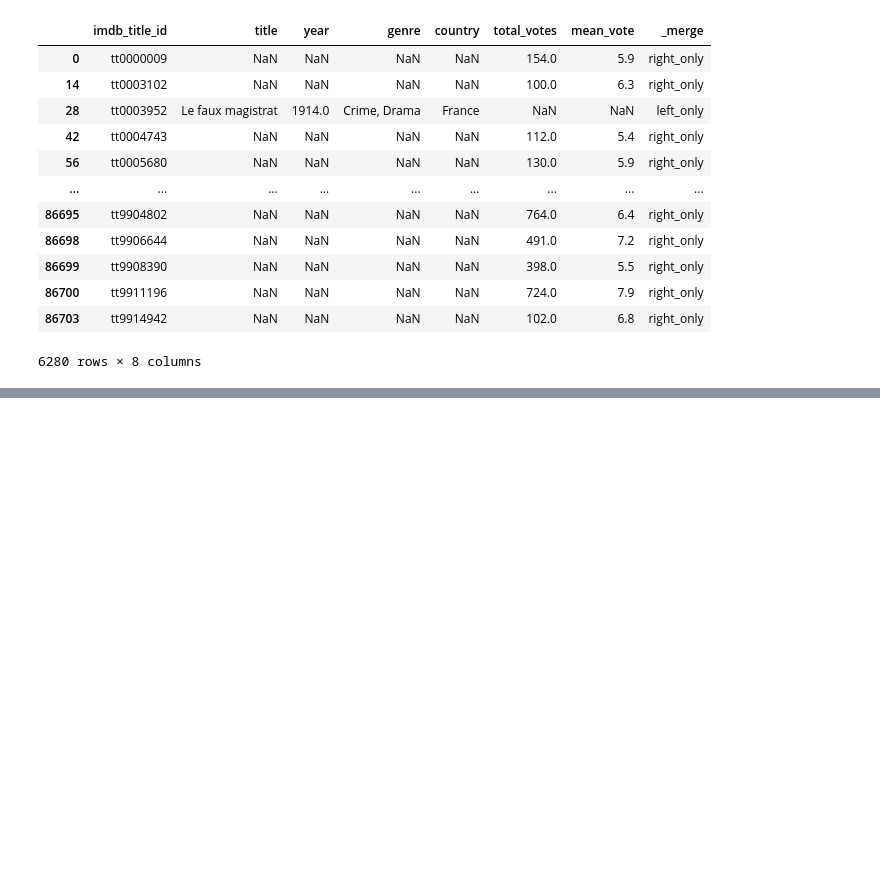
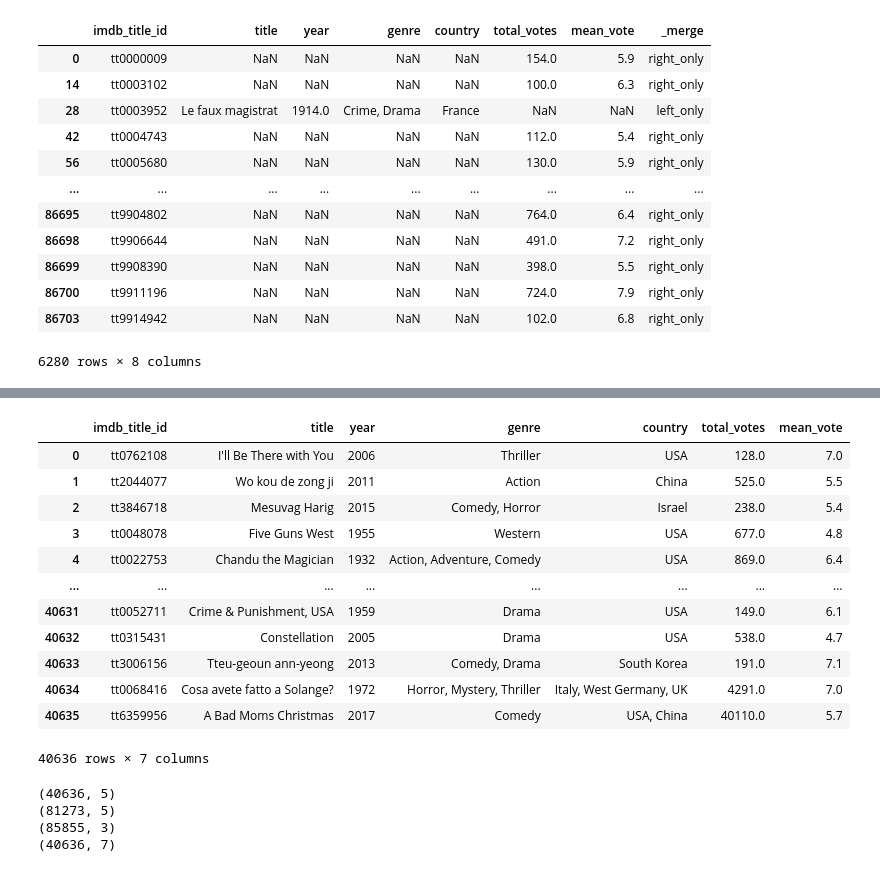
Before and after one commit to DiilaNa/Data_Science_with-Pandas, a Jupyter notebook: Project-2/MerginDataFrames.ipynb, the cells around one changed output, grey strips where cells are left out. Saved outputs shown, nothing was run; the diff lists cells and outputs as text; code cells hidden in the pictures; blank space fills up the shorter version.

```diff
--- a/Project-2/MerginDataFrames.ipynb
+++ b/Project-2/MerginDataFrames.ipynb
@@ -185,0 +195,31 @@ pd.merge(df_movies,df_ratings,on='imdb_title_id',how='outer',indicator=True).que
+# %%
+# extract 50% from df movies
+df_movies_sample = df_movies.sample(frac=0.5)
+# %%
+df_left = df_movies_sample.merge(df_ratings,on='imdb_title_id',how='left')
+# %%
+df_left
+# %% [output]
+|  | imdb_title_id | title | year | genre | country | total_votes | mean_vote |
+| 0 | tt0762108 | I'll Be There with You | 2006 | Thriller | USA | 128.0 | 7.0 |
+| 1 | tt2044077 | Wo kou de zong ji | 2011 | Action | China | 525.0 | 5.5 |
+| 2 | tt3846718 | Mesuvag Harig | 2015 | Comedy, Horror | Israel | 238.0 | 5.4 |
+| 3 | tt0048078 | Five Guns West | 1955 | Western | USA | 677.0 | 4.8 |
+| 4 | tt0022753 | Chandu the Magician | 1932 | Action, Adventure, Comedy | USA | 869.0 | 6.4 |
+| ... | ... | ... | ... | ... | ... | ... | ... |
+| 40631 | tt0052711 | Crime & Punishment, USA | 1959 | Drama | USA | 149.0 | 6.1 |
+| 40632 | tt0315431 | Constellation | 2005 | Drama | USA | 538.0 | 4.7 |
+| 40633 | tt3006156 | Tteu-geoun ann-yeong | 2013 | Comedy, Drama | South Korea | 191.0 | 7.1 |
+| 40634 | tt0068416 | Cosa avete fatto a Solange? | 1972 | Horror, Mystery, Thriller | Italy, West Germany, UK | 4291.0 | 7.0 |
+| 40635 | tt6359956 | A Bad Moms Christmas | 2017 | Comedy | USA, China | 40110.0 | 5.7 |
+40636 rows × 7 columns
+# %%
+print(df_movies_sample.shape)
+print(df_movies.shape)
+print(df_ratings.shape)
+print(df_left.shape)
+# %% [output]
+(40636, 5)
+(81273, 5)
+(85855, 3)
+(40636, 7)
```
Also changed, not shown: parts of 8 cells of this notebook.
